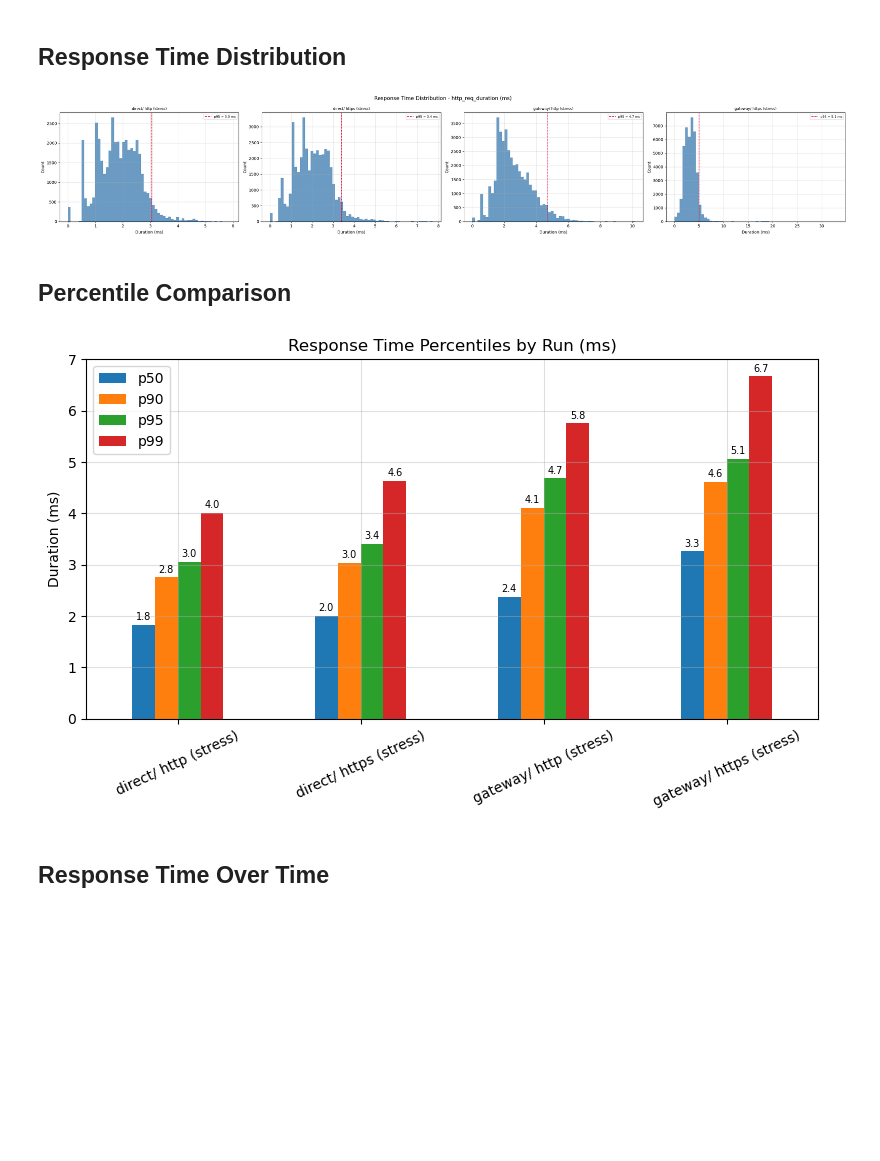
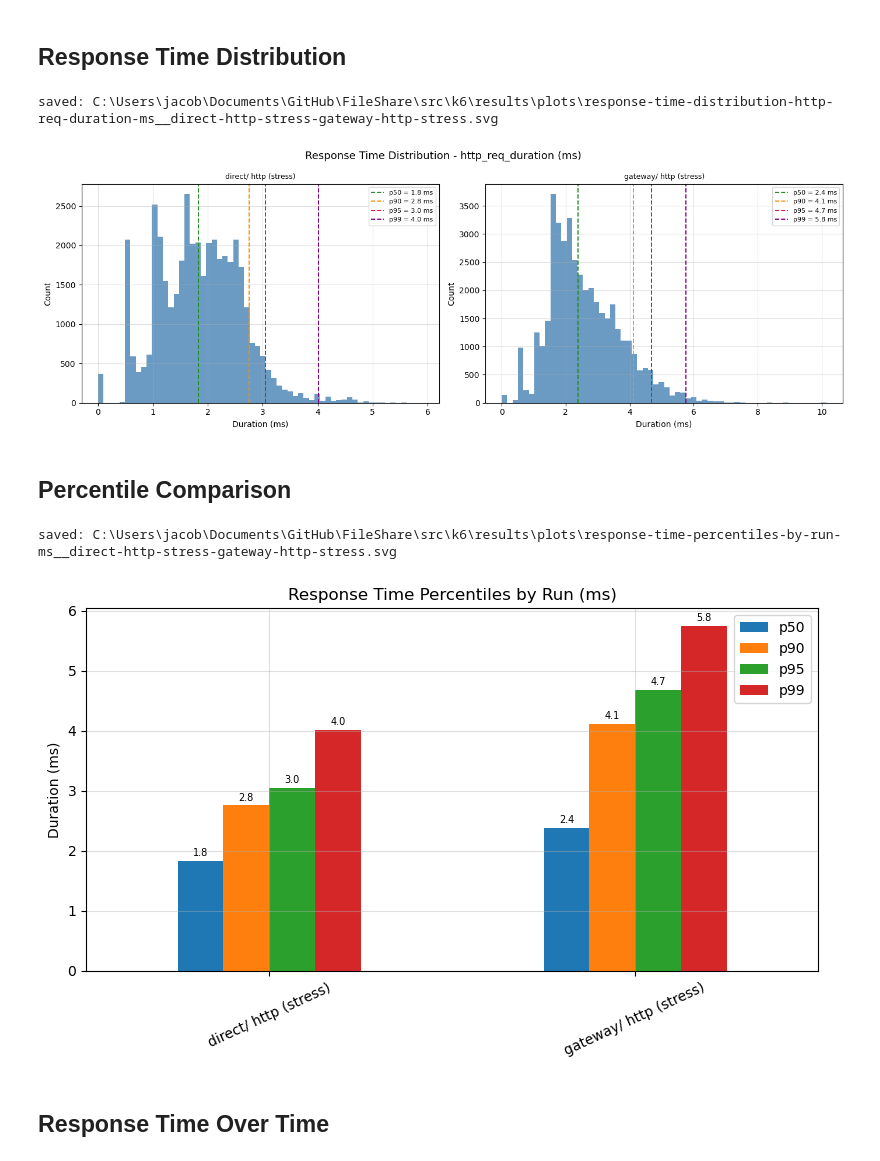
Before and after one commit to JacobDNielsen/FileShare, a Jupyter notebook: src/k6/notebooks/metrics_visualization.ipynb, the cells around one changed output. Cells and saved outputs as stored; diff of their text form; code cells hidden in the pictures; blank space fills up the shorter version.

```diff
--- a/src/k6/notebooks/metrics_visualization.ipynb
+++ b/src/k6/notebooks/metrics_visualization.ipynb
@@ -16,6 +17,28 @@ plt.rcParams["grid.alpha"] = 0.4
 BASE_DIR = Path.cwd().resolve().parent
 RESULTS_ROOT = BASE_DIR / "results"
 METRIC_FILES = []  # [(label, path), ...] - overrides auto-discovery
+# %%
+OUTPUT_DIR = RESULTS_ROOT / "plots"
+OUTPUT_DIR.mkdir(parents=True, exist_ok=True)
+
+def _slugify(text, max_len=80):
+    safe = re.sub(r"[^a-zA-Z0-9]+", "-", str(text).strip().lower()).strip("-")
+    if not safe:
+        safe = "plot"
+    return safe[:max_len]
+
+def save_svg(fig, title, labels=None):
+    labels = list(labels) if labels else []
+    parts = [_slugify(title)]
+    if labels:
+        labels_slug = "-".join(_slugify(label, 40) for label in labels)
+        if labels_slug:
+            parts.append(labels_slug[:120])
+    filename = "__".join(parts) + ".svg"
+    out_path = OUTPUT_DIR / filename
+    fig.savefig(out_path, format="svg", bbox_inches="tight")
+    print(f"saved: {out_path}")
+    return out_path
 # %%
 print("Notebook CWD:", Path.cwd())
 print("RESULTS_ROOT:", RESULTS_ROOT)
@@ -90,9 +113,7 @@ TARGET_METRICS = ["http_req_duration","http_reqs"]
 
 runs = {
     "direct/ http (stress)":  load_metrics(RESULTS_ROOT / "storage_direct_ping/http/stress/20260429-235315/metrics.json", TARGET_METRICS, "direct / http (stress)",5),
-    "direct/ https (stress)":  load_metrics(RESULTS_ROOT / "storage_direct_ping/https/stress/20260430-000726/metrics.json", TARGET_METRICS, "direct / https (stress)",5),
     "gateway/ http (stress)":  load_metrics(RESULTS_ROOT / "gateway_storage_ping/http/stress/20260429-234659/metrics.json", TARGET_METRICS, "gateway / http (stress)",5),
-    "gateway/ https (stress)":  load_metrics(RESULTS_ROOT / "gateway_storage_ping/https/stress/20260429-235841/metrics.json", TARGET_METRICS, "gateway / https (stress)",5),
 }
 # %% [output]
 Loading: C:\Users\jacob\Documents\GitHub\FileShare\src\k6\results\storage_direct_ping\http\stress\20260429-235315\metrics.json
@@ -142,7 +155,6 @@ for label, fp in files:
         })
     else:
         dur = get_metric(runs[label], "http_req_duration")["value"].dropna()
-        direct_dur = get_metrics(direct_runs[label], "http_req_duration")["value"].dropna()
         reqs_count = len(get_metric(runs[label], "http_reqs"))
         rows.append({
             "run": label,
@@ -197,25 +209,40 @@ found!
 # %%
 n = max(1, len(runs))
 fig, axes = plt.subplots(1, n, figsize=(7 * n, 5), squeeze=False)
 fig.suptitle("Response Time Distribution - http_req_duration (ms)", fontsize=13)
+
+# Define the percentiles and their line colors
+percentile_styles = {
+    50: "forestgreen",
+    90: "darkorange",
+    95: "crimson",
+    99: "purple"
+}
 
 for ax, (label, df) in zip(axes[0], runs.items()):
     dur = get_metric(df, "http_req_duration")["value"].dropna()
     if dur.empty:
         ax.set_title(f"{label}\n(no data)")
         continue
-    p95 = np.percentile(dur, 95)
+
     ax.hist(dur, bins=60, edgecolor="none", color="steelblue", alpha=0.8)
-    ax.axvline(p95, color="crimson", linestyle="--", linewidth=1.4, label=f"p95 = {p95:.1f} ms")
+
+    # Calculate and plot all percentiles
+    for p, color in percentile_styles.items():
+        val = np.percentile(dur, p)
+        ax.axvline(val, color=color, linestyle="--", linewidth=1.4, label=f"p{p} = {val:.1f} ms")
+
     ax.set_xlabel("Duration (ms)")
     ax.set_ylabel("Count")
     ax.set_title(label, fontsize=9)
     ax.legend(fontsize=8)
 
 plt.tight_layout()
+save_svg(fig, "Response Time Distribution - http_req_duration (ms)", labels=runs.keys())
 plt.show()
 # %% [output]
+saved: C:\Users\jacob\Documents\GitHub\FileShare\src\k6\results\plots\response-time-distribution-http-req-duration-ms__direct-http-stress-gateway-http-stress.svg
-[figure, old version]
+[figure, new version]
 # %% [markdown]
 ## Percentile Comparison
 # %%
@@ -239,9 +266,11 @@ if pct_rows:
     for container in ax.containers:
         ax.bar_label(container, fmt="%.1f", fontsize=7, padding=2)
     plt.tight_layout()
+    save_svg(ax.get_figure(), "Response Time Percentiles by Run (ms)", labels=pct_rows.keys())
     plt.show()
 # %% [output]
+saved: C:\Users\jacob\Documents\GitHub\FileShare\src\k6\results\plots\response-time-percentiles-by-run-ms__direct-http-stress-gateway-http-stress.svg
-[figure, old version]
+[figure, new version]
 # %% [markdown]
 ## Response Time Over Time
 # %%
```
Also changed, not shown: parts of 12 cells of this notebook.
